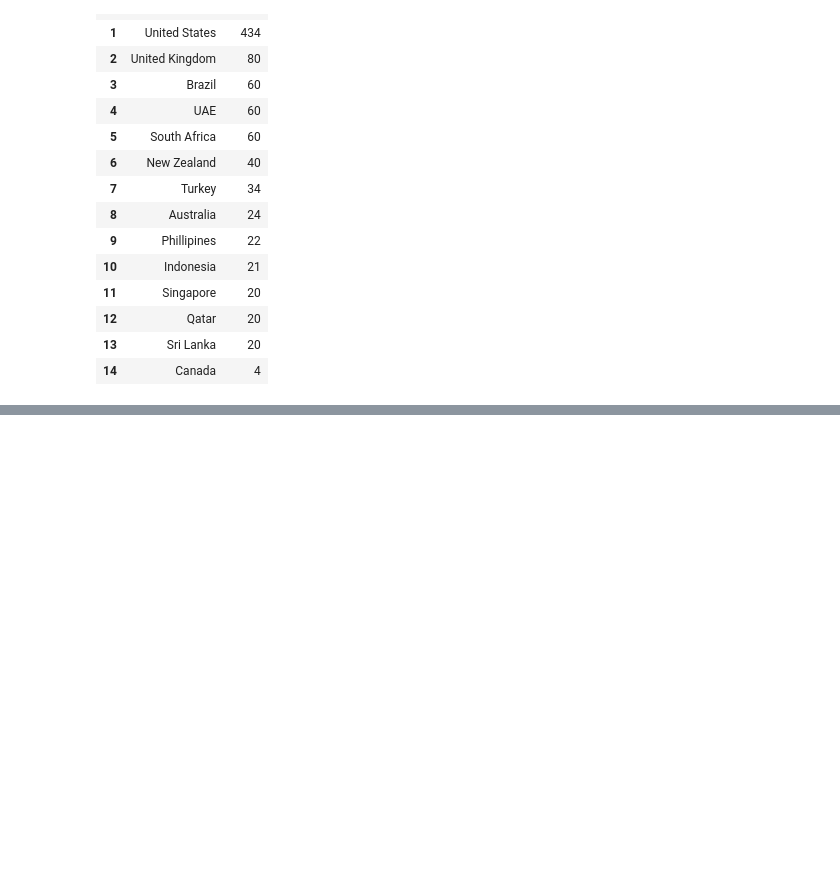
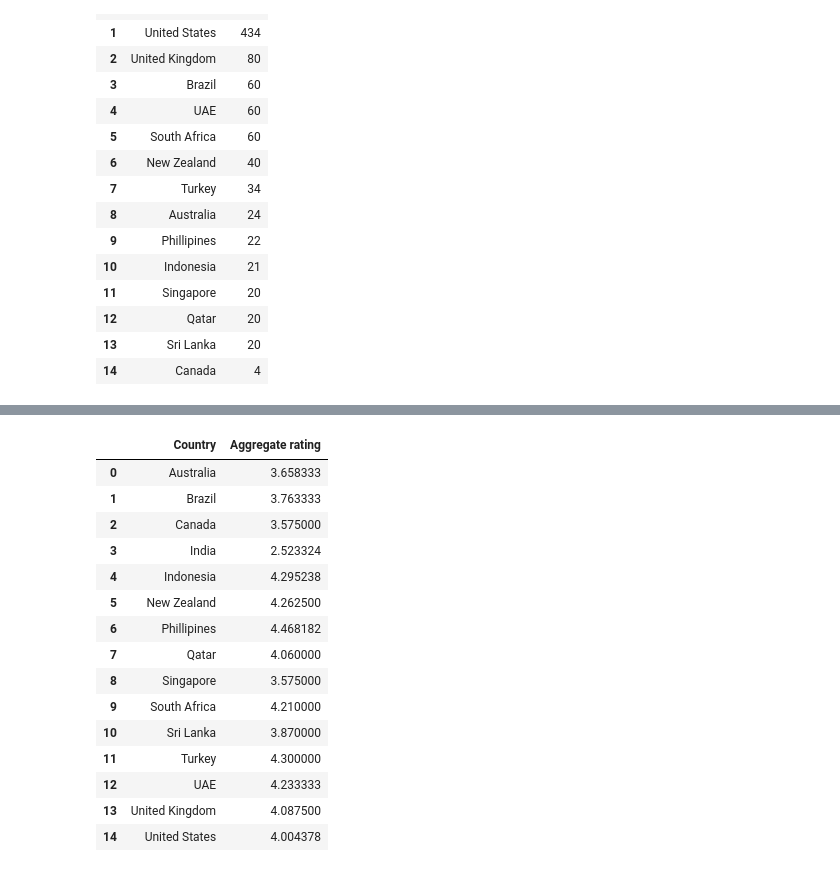
Before and after one commit to karkiayush/zomato_dataset_eda, a Jupyter notebook: analysis.ipynb, the cells around one changed output, grey strips where cells are left out. Drawn from its saved outputs; the diff is of its cells as text; code cells hidden in the pictures; blank space fills up the shorter version.

```diff
--- a/analysis.ipynb
+++ b/analysis.ipynb
@@ -290,0 +300,22 @@ plt.show()
+# %%
+final_df_countrywise = final_df.groupby("Country")
+avg_aggregate_rating_countrywise = final_df_countrywise["Aggregate rating"].mean()
+avg_aggregate_rating_countrywise = avg_aggregate_rating_countrywise.reset_index()
+avg_aggregate_rating_countrywise
+# %% [output]
+|  | Country | Aggregate rating |
+| 0 | Australia | 3.658333 |
+| 1 | Brazil | 3.763333 |
+| 2 | Canada | 3.575000 |
+| 3 | India | 2.523324 |
+| 4 | Indonesia | 4.295238 |
+| 5 | New Zealand | 4.262500 |
+| 6 | Phillipines | 4.468182 |
+| 7 | Qatar | 4.060000 |
+| 8 | Singapore | 3.575000 |
+| 9 | South Africa | 4.210000 |
+| 10 | Sri Lanka | 3.870000 |
+| 11 | Turkey | 4.300000 |
+| 12 | UAE | 4.233333 |
+| 13 | United Kingdom | 4.087500 |
+| 14 | United States | 4.004378 |
```
Also changed, not shown: parts of 11 cells of this notebook.
